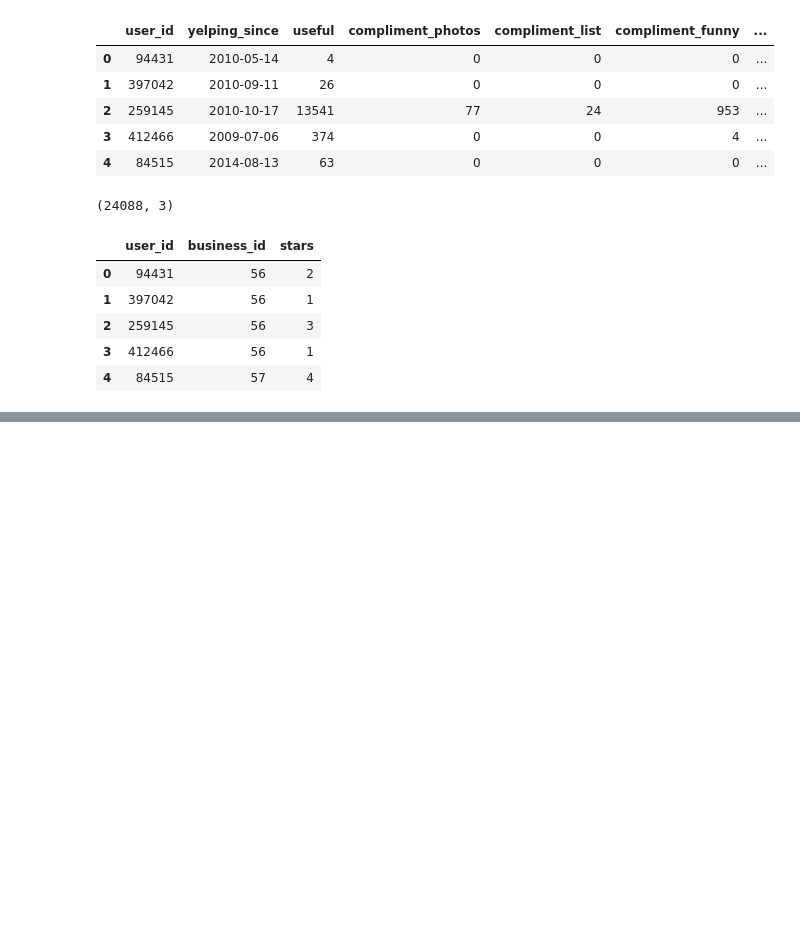
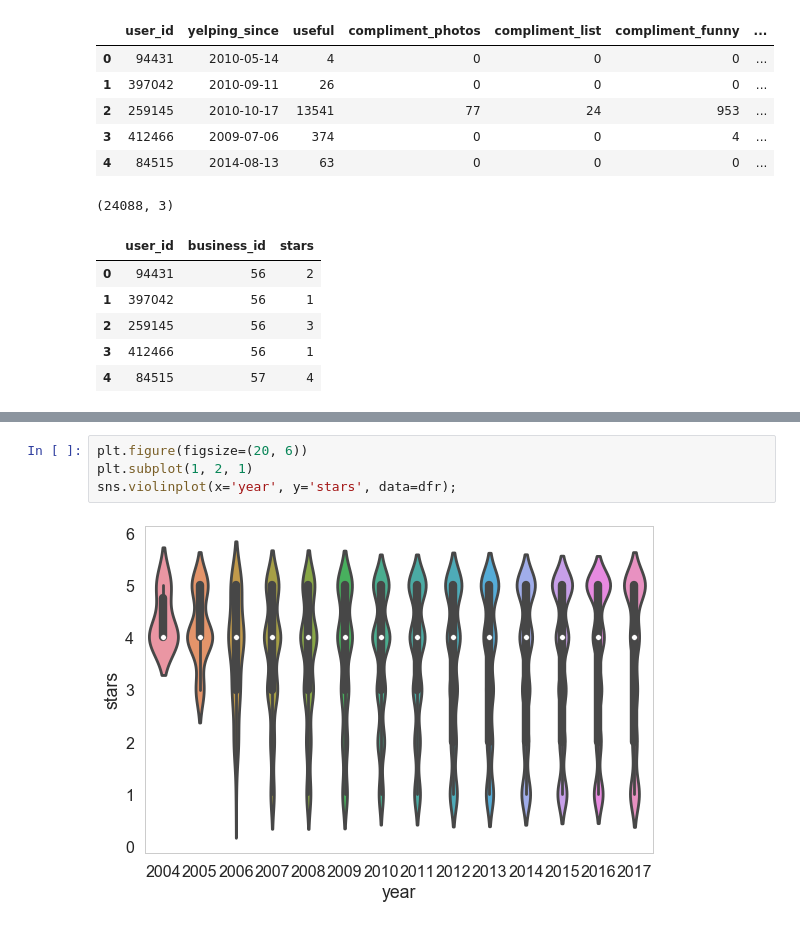
Before and after one commit to xuwd11/Recommender_Systems, a Jupyter notebook: 03_EDA.ipynb, the cells around one changed output, grey strips where cells are left out. Saved outputs shown, nothing was run; the diff lists cells and outputs as text; blank space fills up the shorter version.

```diff
--- a/03_EDA.ipynb
+++ b/03_EDA.ipynb
@@ -64,0 +87,6 @@ display(datar.head())
+# %%
+plt.figure(figsize=(20, 6))
+plt.subplot(1, 2, 1)
+sns.violinplot(x='year', y='stars', data=dfr);
+# %% [output]
+[figure, added]
```
Also changed, not shown: parts of 23 cells of this notebook.
